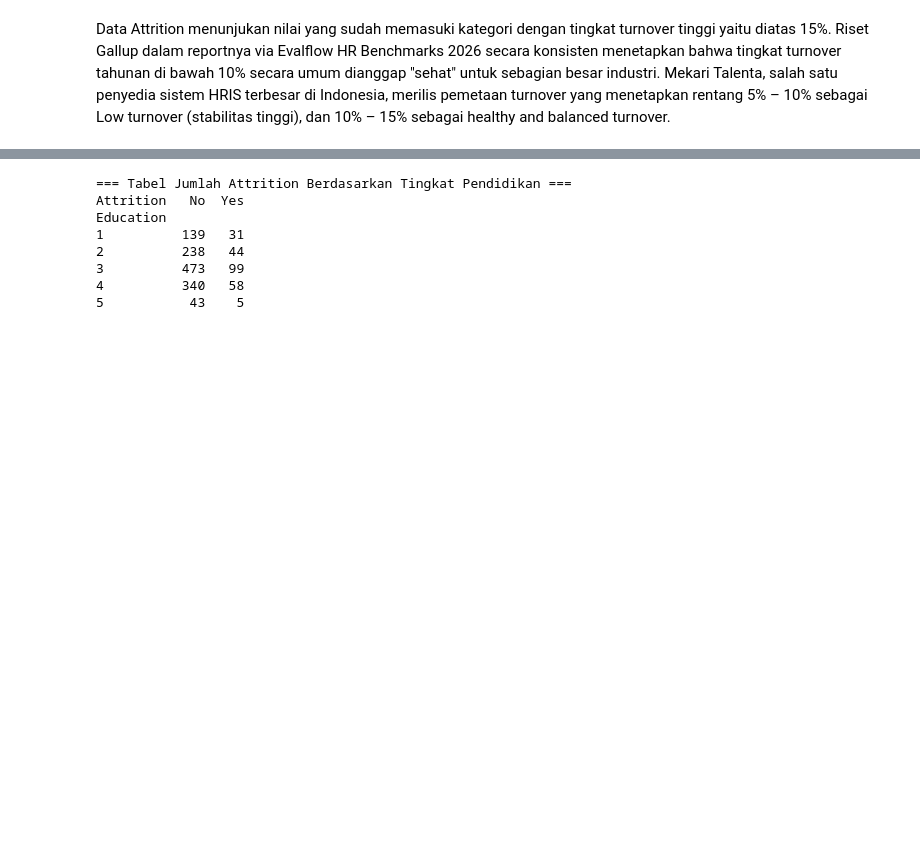
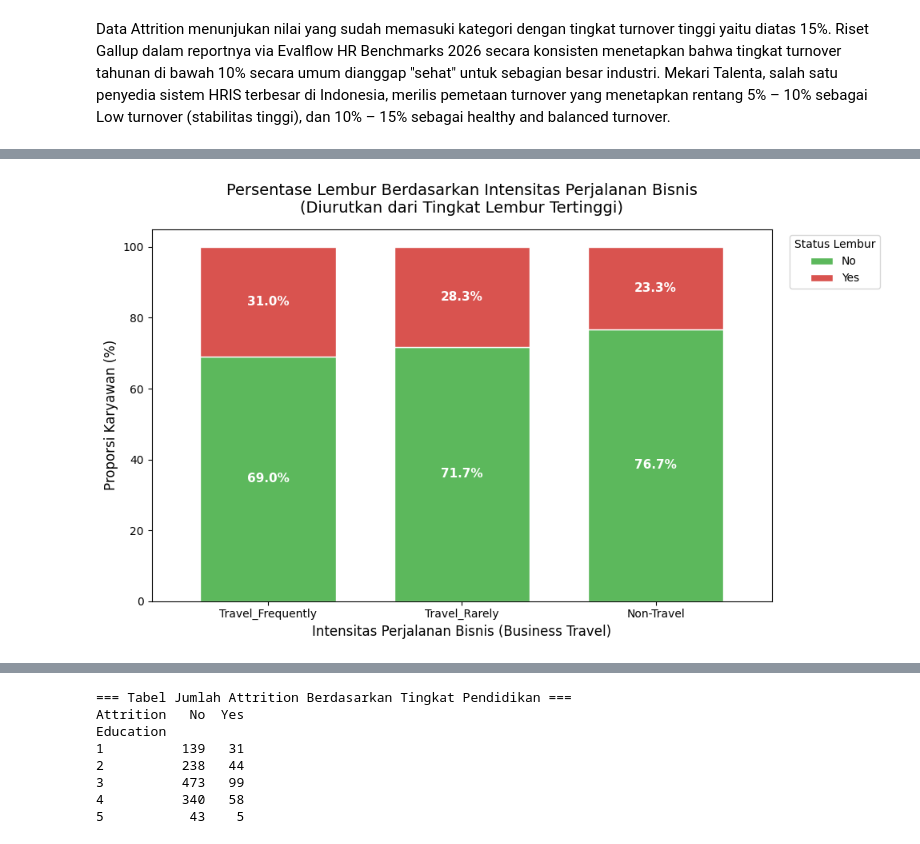
Before and after one commit to lanxnashiry/Employee-Attrition, a Jupyter notebook: HR-Employee-Attrition.ipynb, the cells around one changed output, grey strips where cells are left out. Cells and saved outputs as stored; diff of their text form; code cells hidden in the pictures; blank space fills up the shorter version.

```diff
--- a/HR-Employee-Attrition.ipynb
+++ b/HR-Employee-Attrition.ipynb
@@ -106,0 +185,28 @@ See https://pandas.pydata.org/docs/user_guide/migration-3-strings.html#string-mi
+# %%
+# 1. MENGHITUNG PERSENTASE
+# Membuat tabel persentase. normalize='index' akan membuat total persentase tiap baris perjalanan bisnis menjadi 1 (atau 100%)
+persentase_lembur = pd.crosstab(data['BusinessTravel'], data['OverTime'], normalize='index') * 100
+# 2. MENGURUTKAN DATA
+# Mengurutkan berdasarkan kolom 'Yes' (Overtime Rate) dari yang paling besar ke kecil (descending)
+persentase_lembur = persentase_lembur.sort_values(by='Yes', ascending=False)
+# 3. MEMBUAT GRAFIK 100% STACKED BAR
+# Secara alfabetis, 'No' ada di urutan pertama dan 'Yes' kedua.
+# Kita beri warna Hijau pudar (#5cb85c) untuk 'No', dan Merah pudar (#d9534f) untuk 'Yes'
+ax = persentase_lembur.plot(kind='bar', stacked=True, figsize=(10, 6), color=['#5cb85c', '#d9534f'], edgecolor='white', width=0.7)
+# 4. MENAMBAHKAN LABEL PERSENTASE
+# Looping untuk memasukkan angka persentase tepat di tengah-tengah kotak warna
+for container in ax.containers:
+    # fmt='%.1f%%' artinya 1 angka di belakang koma (misal: 25.4%)
+    ax.bar_label(container, fmt='%.1f%%', label_type='center', color='white', fontweight='bold', fontsize=11)
+# Kosmetik / Mempercantik Tampilan
+plt.title('Persentase Lembur Berdasarkan Intensitas Perjalanan Bisnis\n(Diurutkan dari Tingkat Lembur Tertinggi)', fontsize=14, pad=15)
+plt.xlabel('Intensitas Perjalanan Bisnis (Business Travel)', fontsize=12)
+plt.ylabel('Proporsi Karyawan (%)', fontsize=12)
+# Memastikan teks sumbu X (kategori travel) posisinya mendatar (tidak miring)
+plt.xticks(rotation=0)
+# Memindahkan legend agar tidak menutupi grafik
+plt.legend(title='Status Lembur', bbox_to_anchor=(1.02, 1), loc='upper left')
+plt.tight_layout()
+plt.show()
+# %% [output]
+[figure, added]
```
Also changed, not shown: parts of 20 cells of this notebook.
